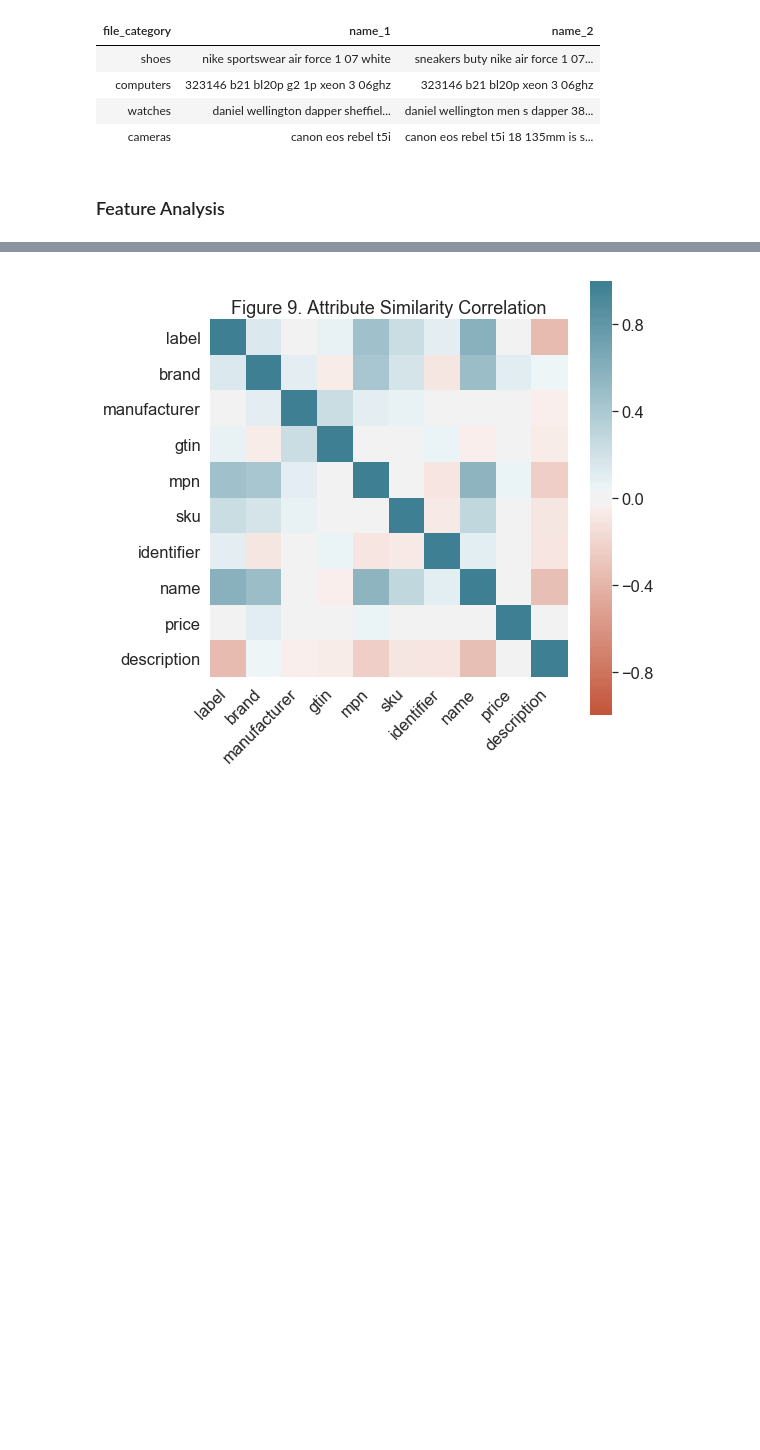
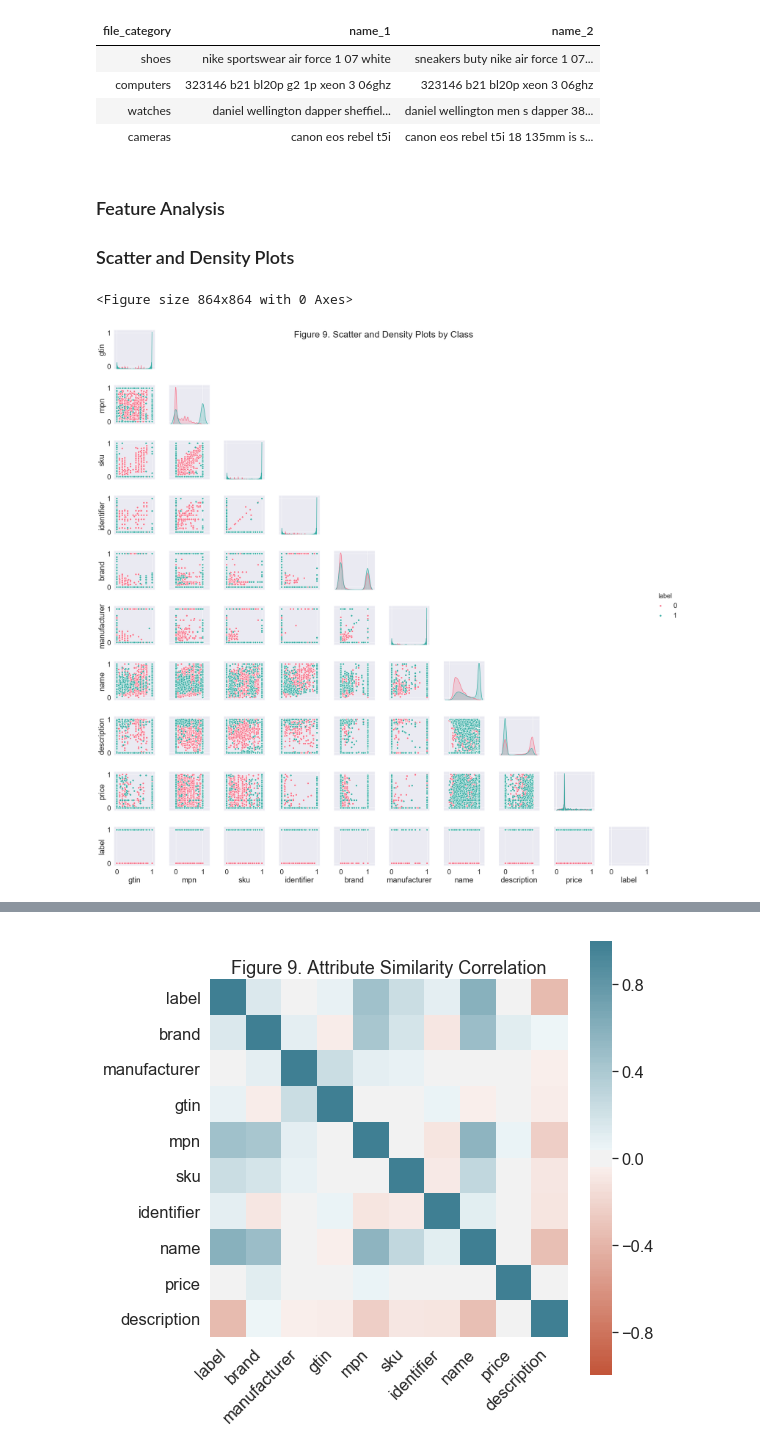
Before and after one commit to kylegilde/Entity-Matching-in-Online-Retail, a Jupyter notebook: Create Plots for Paper.ipynb, the cells around one changed output, grey strips where cells are left out. Drawn from its saved outputs; the diff is of its cells as text; code cells hidden in the pictures; blank space fills up the shorter version.

Commit message:
new plot inserted

```diff
--- a/Create Plots for Paper.ipynb
+++ b/Create Plots for Paper.ipynb
@@ -296,3 +296,26 @@ my_file.close()
 | cameras | canon eos rebel t5i | canon eos rebel t5i 18 135mm is s... |
 # %% [markdown]
 ### Feature Analysis
+
+### Scatter and Density Plots
+# %%
+def hide_current_axis(*args, **kwds):
+    """
+    hides an axis
+    """
+    # source: https://stackoverflow.com/a/55834340/4463701
+    plt.gca().set_visible(False)
+
+attribute_comp_features_9_feat_label = attribute_comp_features_9[ALL_FEATURES + ['label']]
+# %%
+plt.figure(figsize=(12, 12))
+sns.set(font_scale=2)
+
+g = sns.pairplot(attribute_comp_features_9_feat_label, hue='label', palette="husl")
+
+g.fig.suptitle("Figure 9. Scatter and Density Plots by Class")
+g.map_upper(hide_current_axis)
+plt.savefig('fig-09-scatter-density-plots.png', bbox_inches = "tight")
+# %% [output]
+<Figure size 864x864 with 0 Axes>
+[figure, added]
```
Also changed, not shown: parts of 2 cells of this notebook, 20 other files.
